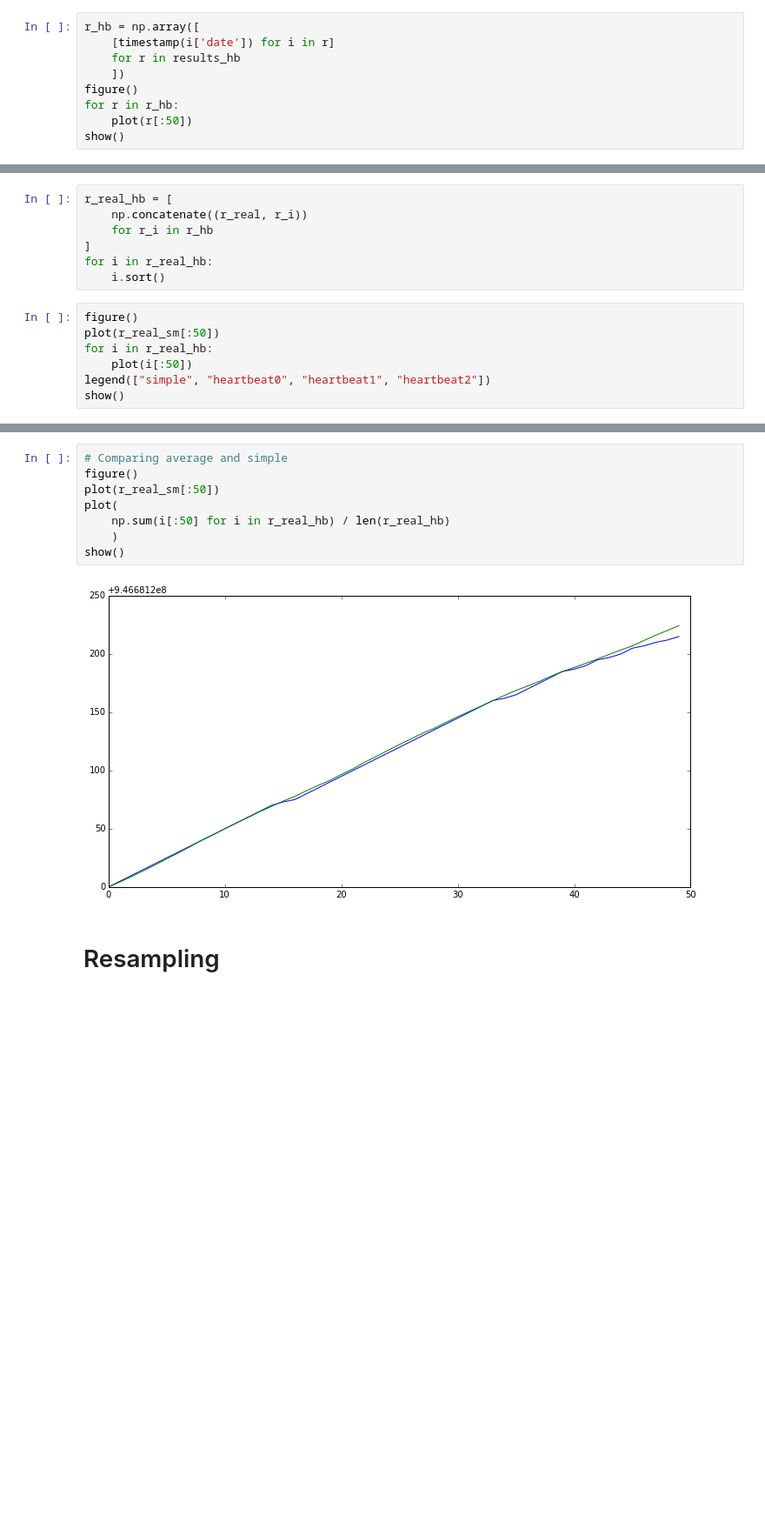
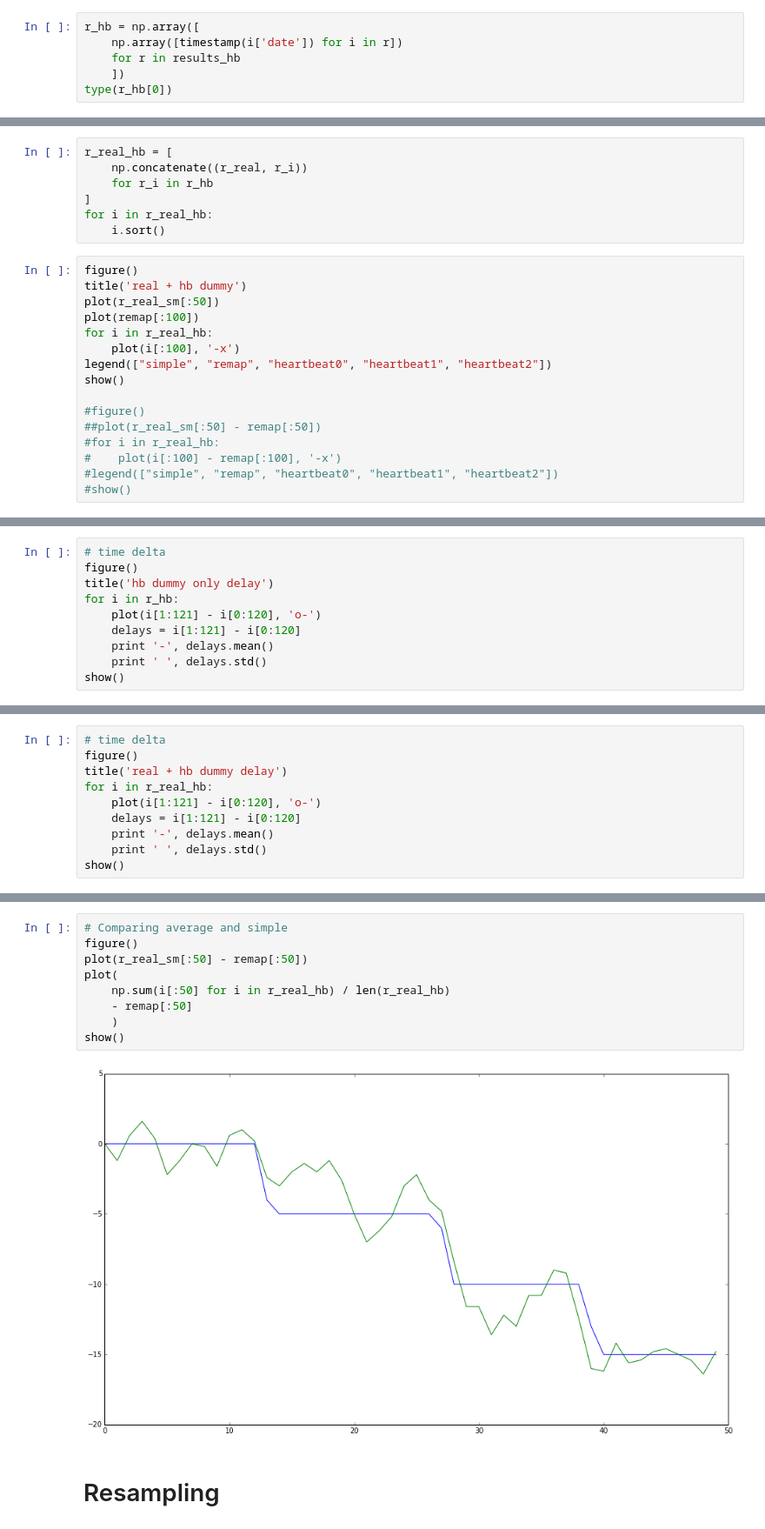
Before and after one commit to hoh/Hubbub, a Jupyter notebook: Simulator.ipynb, the cells around one changed output, grey strips where cells are left out. Shown at 87% size. Drawn from its saved outputs; the diff is of its cells as text; blank space fills up the shorter version.

```diff
--- a/Simulator.ipynb
+++ b/Simulator.ipynb
@@ -90,10 +86,7 @@ HeartBeat generator
 # %%
 r_hb = np.array([
-    [timestamp(i['date']) for i in r]
+    np.array([timestamp(i['date']) for i in r])
     for r in results_hb
     ])
-figure()
-for r in r_hb:
-    plot(r[:50])
-show()
+type(r_hb[0])
 # %% [output]
@@ -120,9 +142,18 @@ for i in r_real_hb:
     i.sort()
 # %%
 figure()
+title('real + hb dummy')
 plot(r_real_sm[:50])
+plot(remap[:100])
 for i in r_real_hb:
-    plot(i[:50])
-legend(["simple", "heartbeat0", "heartbeat1", "heartbeat2"])
+    plot(i[:100], '-x')
+legend(["simple", "remap", "heartbeat0", "heartbeat1", "heartbeat2"])
 show()
+
+#figure()
+##plot(r_real_sm[:50] - remap[:50])
+#for i in r_real_hb:
+#    plot(i[:100] - remap[:100], '-x')
+#legend(["simple", "remap", "heartbeat0", "heartbeat1", "heartbeat2"])
+#show()
 # %% [output]
@@ -129,0 +161,10 @@ show()
+# %%
+# time delta
+figure()
+title('hb dummy only delay')
+for i in r_hb:
+    plot(i[1:121] - i[0:120], 'o-')
+    delays = i[1:121] - i[0:120]
+    print '-', delays.mean()
+    print ' ', delays.std()
+show()
@@ -129,0 +183,10 @@ show()
+# %%
+# time delta
+figure()
+title('real + hb dummy delay')
+for i in r_real_hb:
+    plot(i[1:121] - i[0:120], 'o-')
+    delays = i[1:121] - i[0:120]
+    print '-', delays.mean()
+    print ' ', delays.std()
+show()
@@ -130,13 +205,14 @@ show()
 # %%
 # Comparing average and simple
 figure()
-plot(r_real_sm[:50])
+plot(r_real_sm[:50] - remap[:50])
 plot(
     np.sum(i[:50] for i in r_real_hb) / len(r_real_hb)
+    - remap[:50]
     )
 show()
 # %% [output]
-[figure, old version]
+[figure, new version]
 # %% [markdown]
 # Resampling
 # %%
```
Also changed, not shown: parts of 21 cells of this notebook, 3 other files.
